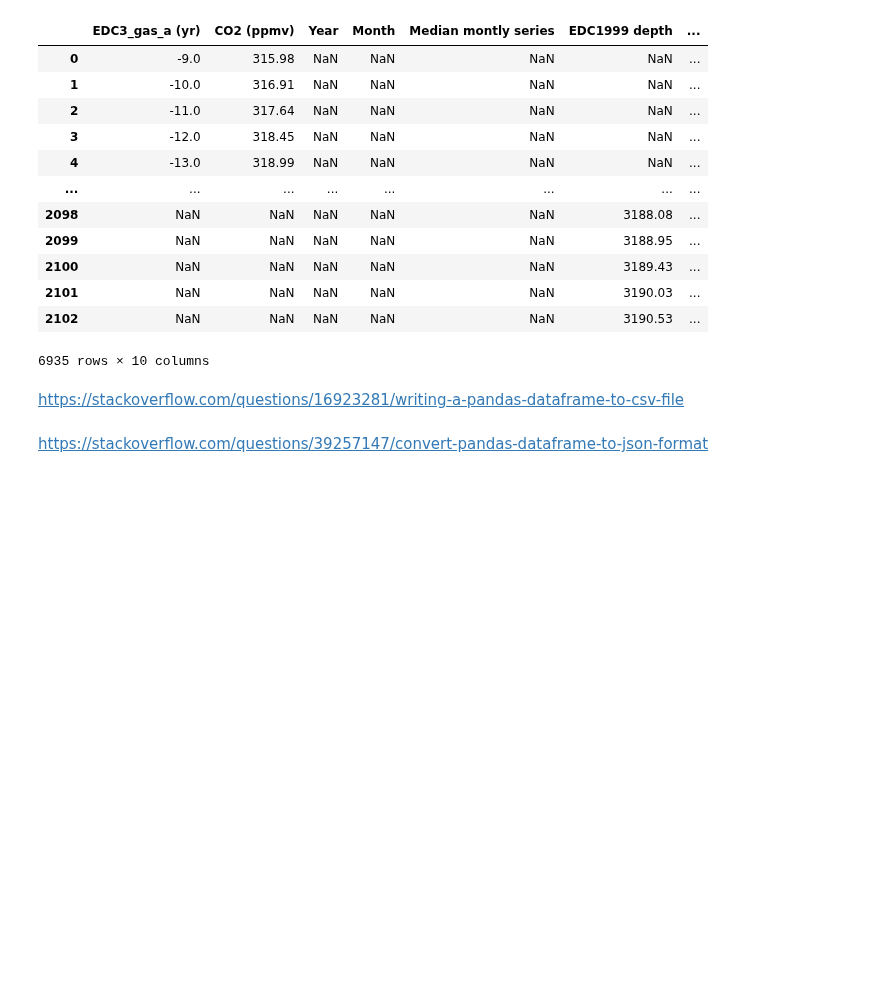
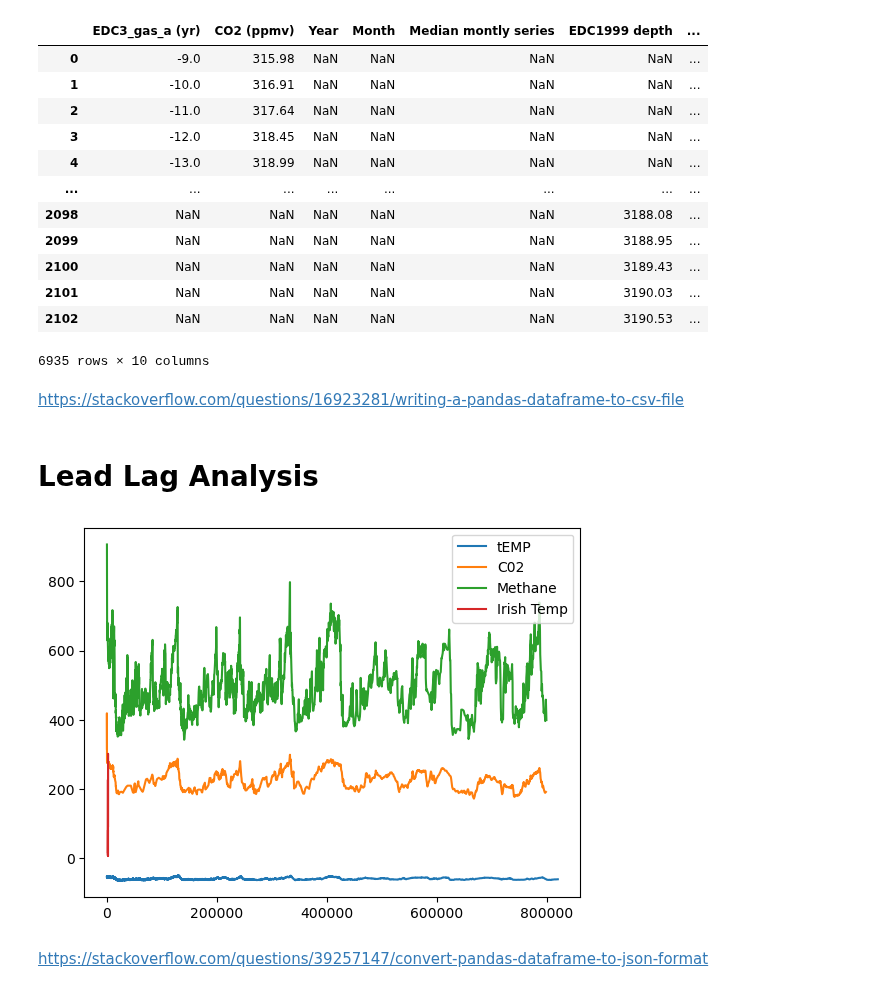
Before and after one commit to dectan/Programming-for-Data-Analysis-Project-2, a Jupyter notebook: test3.ipynb, the cells around one changed output. Cells and saved outputs as stored; diff of their text form; code cells hidden in the pictures; blank space fills up the shorter version.

Commit message:
lead lag section updated, markdown cells updated

```diff
--- a/test3.ipynb
+++ b/test3.ipynb
@@ -565,6 +536,17 @@ merged1
 # #https://stackoverflow.com/questions/34926517/stop-sys-stdout-from-writing-to-a-text-file
 # %% [markdown]
 https://stackoverflow.com/questions/16923281/writing-a-pandas-dataframe-to-csv-file
+# %% [markdown]
+# Lead Lag Analysis
+# %%
+plt.plot(df14['EDC3béta'],df14['celsius'], label = 'tEMP')
+plt.plot(merged['EDC3_gas_a (yr)'],merged['CO2 (ppmv)'], label = 'C02')
+plt.plot(df17['gas age (edc3_gas_a)'],df17['CH4 mean'], label = 'Methane')
+plt.plot(df16['Year'],df16['Median montly series'], label = 'Irish Temp')
+plt.legend()
+plt.show()
+# %% [output]
+[figure, added]
 # %%
 #https://stackoverflow.com/questions/16923281/writing-a-pandas-dataframe-to-csv-file
 merged1.to_csv('combined_temp.csv', encoding='utf-8', index=False)
```
Also changed, not shown: parts of 13 cells of this notebook.
